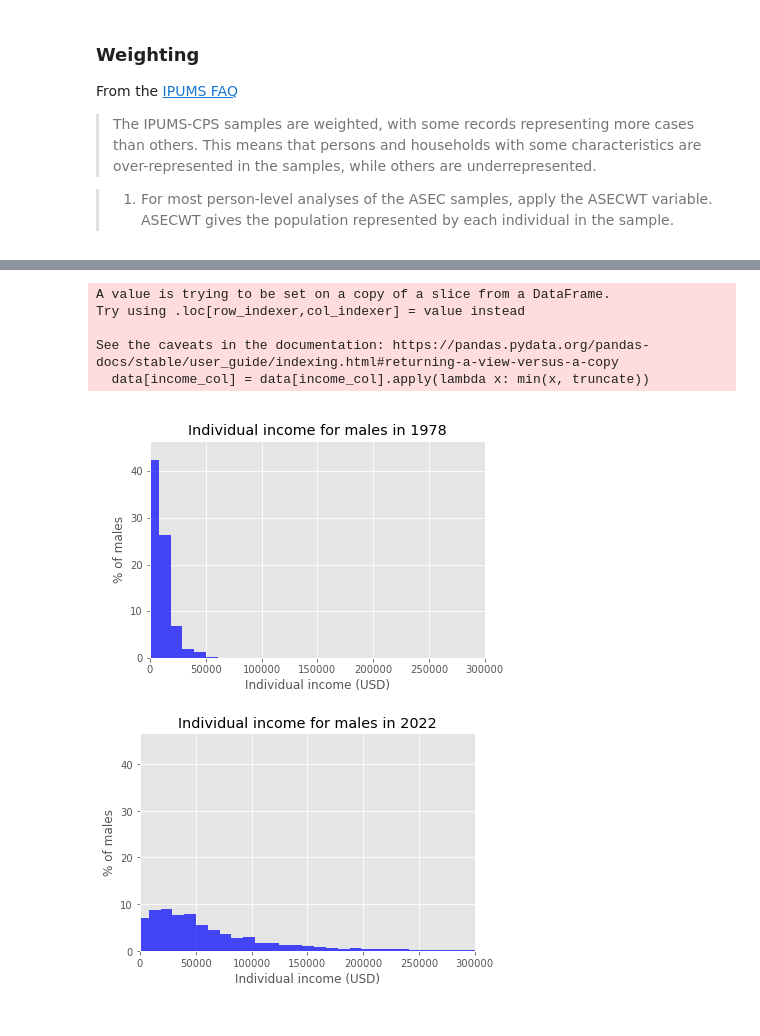
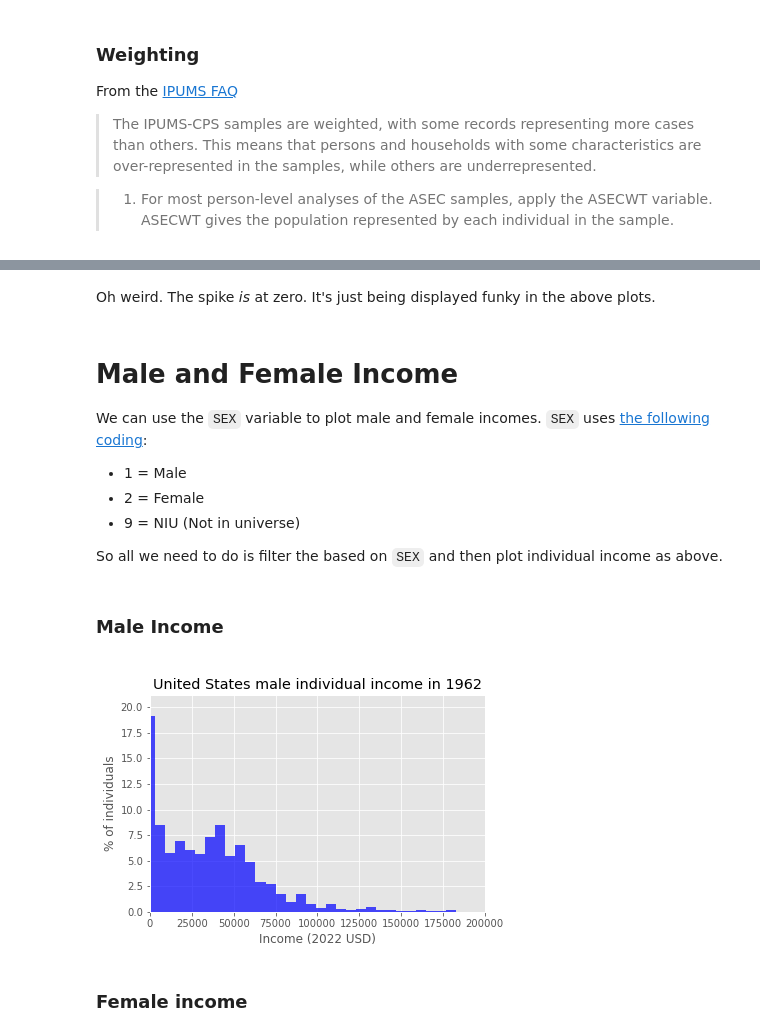
Before and after one commit to hamishhuggard/us-income-visualisations, a Jupyter notebook: ipums/cross-sectional/create-animations.ipynb, the cells around one changed output, grey strips where cells are left out. Cells and saved outputs as stored; diff of their text form; code cells hidden in the pictures.

```diff
--- a/ipums/cross-sectional/create-animations.ipynb
+++ b/ipums/cross-sectional/create-animations.ipynb
@@ -85,0 +102,3 @@ data
+# %%
+data['HHINCOME'] = data['HHINCOME'].replace([99999999], np.nan)
+data['INCTOT'] = data['INCTOT'].replace([999999999,999999998], np.nan)
@@ -408,23 +505,34 @@ Image(filename='animations/individual_income.gif')
+# %% [markdown]
+Oh weird. The spike *is* at zero. It's just being displayed funky in the above plots.
+# %% [markdown]
+# Male and Female Income
+
+We can use the `SEX` variable to plot male and female incomes. `SEX` uses [the following coding](https://cps.ipums.org/cps-action/variables/SEX#codes_section):
+- 1 = Male
+- 2 = Female
+- 9 = NIU (Not in universe)
+
+So all we need to do is filter the based on `SEX` and then plot individual income as above.
+# %% [markdown]
+### Male Income
 # %%
 create_income_animation(
-    data.loc[data['SEX_1'] == 1],
-    'INCTOT_1',
-    'YEAR_1',
-    title="Individual income for males",
-    xlabel="Individual income (USD)",
-    ylabel="% of males",
-    truncate=500000,
-    x_lim=(0, 300000),
+    data.loc[data['SEX'] == 1],
+    'INCTOT22',
+    'YEAR',
+    max_income=300000,
+    min_income=0,
+    x_lim=(0, 200000),
+    title="United States male individual income",
+    xlabel="Income (2022 USD)",
+    ylabel="% of individuals",
+    weights_col='ASECWT',
     save_as='animations/male_income.gif'
 )
 Image(filename='animations/male_income.gif')
 # %% [output]
-A value is trying to be set on a copy of a slice from a DataFrame.
-Try using .loc[row_indexer,col_indexer] = value instead
-
-See the caveats in the documentation: https://pandas.pydata.org/pandas-docs/stable/user_guide/indexing.html#returning-a-view-versus-a-copy
-  data[income_col] = data[income_col].apply(lambda x: min(x, truncate))
-[figure, old version]
+[figure, new version]
-[figure, removed]
+# %% [markdown]
+### Female income
 # %%
 create_income_animation(
```
Also changed, not shown: parts of 24 cells of this notebook.
